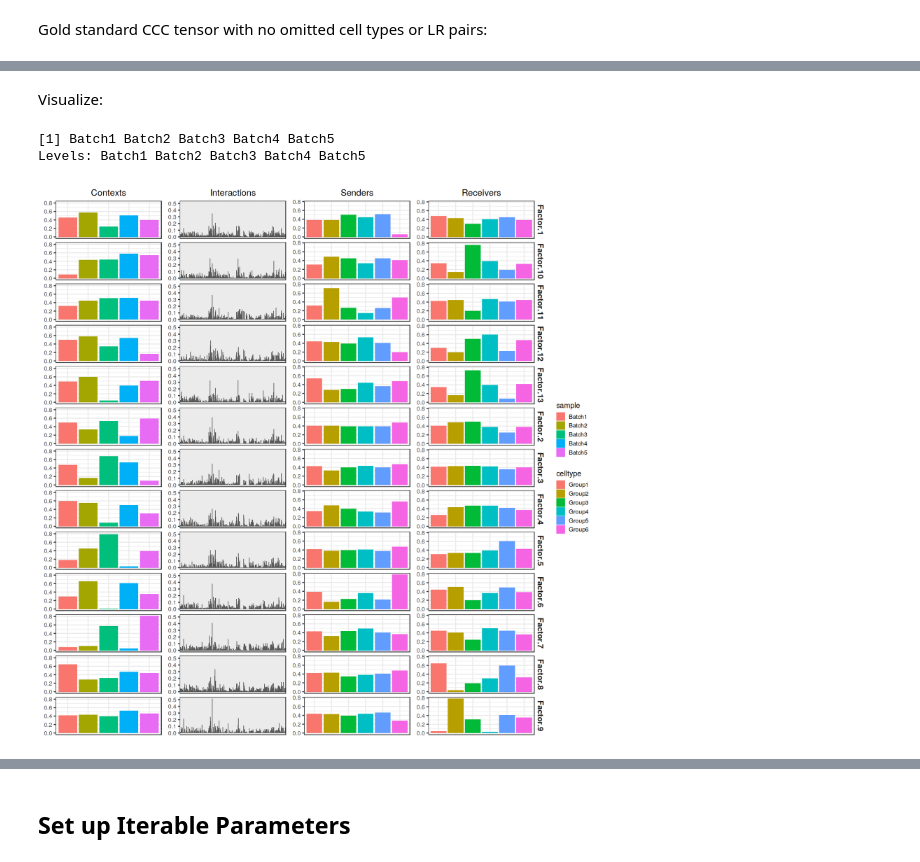
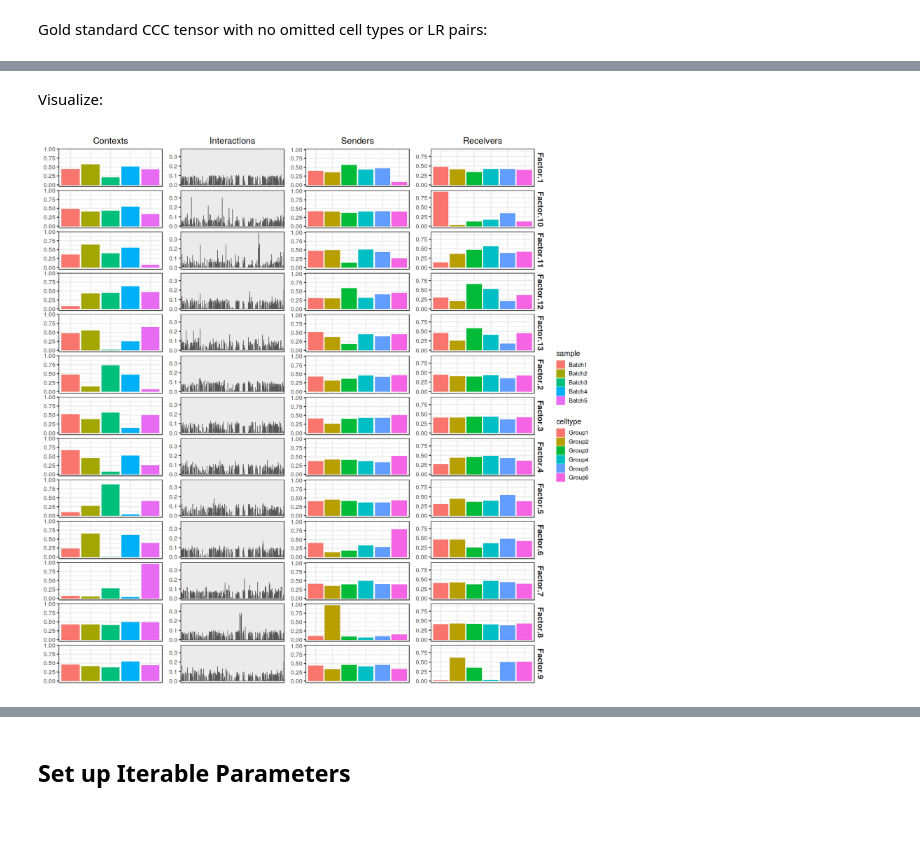
Before and after one commit to hmbaghdassarian/tc2c_benchmark, a Jupyter notebook: notebooks/missing_indices/01_benchmark_iteration.ipynb, the cells around one changed output, grey strips where cells are left out. Drawn from its saved outputs; the diff is of its cells as text; code cells hidden in the pictures; blank space fills up the shorter version.

Commit message:
complete missing indices benchmarking

```diff
--- a/notebooks/missing_indices/01_benchmark_iteration.ipynb
+++ b/notebooks/missing_indices/01_benchmark_iteration.ipynb
@@ -116,20 +129,3 @@ A data.frame: 5 × 7
 | Batch3 | 173 | 160 | 162 | 165 | 149 | 161 |
 | Batch4 | 153 | 151 | 161 | 175 | 147 | 161 |
 | Batch5 | 145 | 161 | 163 | 170 | 159 | 171 |
-# %%
-sim.gold.viz<-sim.gold
-
-sim.gold.viz <- scater::logNormCounts(sim.gold.viz)
-sim.gold.viz <- scran::fixedPCA(sim.gold.viz, assay.type = 'logcounts', subset.row=NULL) # default 50 PCs
-
-h_ = 7
-w_ = 15
-options(repr.plot.height=h_, repr.plot.width=w_)
-
-g1a<-plotPCA(sim.gold.viz, colour_by = "Group")
-g1b<-plotPCA(sim.gold.viz, colour_by = "Batch")
-
-g1<-ggpubr::ggarrange(g1a, g1b, ncol = 2)
-for (ext in c('.svg', '.png', '.pdf')){ggsave(paste0(data.path, 'figures/', 'missing_vals_pca', ext), g1,
-                                             height = h_, width = w_)}
-g1
@@ -137,0 +159,7 @@ g1
+# %%
+sim.gold.viz<-sim.gold
+
+sim.gold.viz <- scater::logNormCounts(sim.gold.viz)
+# sim.gold.viz <- scran::fixedPCA(sim.gold.viz, assay.type = 'logcounts', subset.row=NULL) # default 50 PCs
+sim.gold.viz <- scater::runPCA(sim.gold.viz, exprs_values = 'logcounts', scale = F, ntop = dim(sim.gold.viz)[[1]])
+sim.gold.viz <- scater::runUMAP(sim.gold.viz, pca = 50)
@@ -240,2 +190,0 @@ Building the tensor using score...
-# %% [markdown]
-Visualize:
@@ -245,5 +190,0 @@ sca.factors <- liana:::format_c2c_factors(tensor.gold$sca$factors)
-# %%
-factors$contexts$context
-# %% [output]
-[1] Batch1 Batch2 Batch3 Batch4 Batch5
-Levels: Batch1 Batch2 Batch3 Batch4 Batch5
@@ -250,11 +277,13 @@ Levels: Batch1 Batch2 Batch3 Batch4 Batch5
+# %% [markdown]
+Visualize:
 # %%
 h_ = 15
 w_ = 15
 options(repr.plot.height=h_, repr.plot.width=w_)
 
-sim.gold.natmi.viz<-sim.gold
-sim.gold.natmi.viz@colData[['sample']]<-sim.gold.natmi.viz@colData$Batch
-sim.gold.natmi.viz@metadata$tensor_res<-liana:::format_c2c_factors(tensor.gold$natmi$factors)
-plot_c2c_overview(sim.gold.natmi.viz, sample_col = 'Batch', group_col = 'sample')
+sim.gold.viz<-sim.gold
+sim.gold.viz@colData[['sample']]<-sim.gold.viz@colData$Batch
+sim.gold.viz@metadata$tensor_res<-liana:::format_c2c_factors(tensor.gold$factors)
+plot_c2c_overview(sim.gold.viz, sample_col = 'Batch', group_col = 'sample')
 # %% [output]
-[figure, old version]
+[figure, new version]
```
Also changed, not shown: parts of 19 cells of this notebook, 5 other files.
